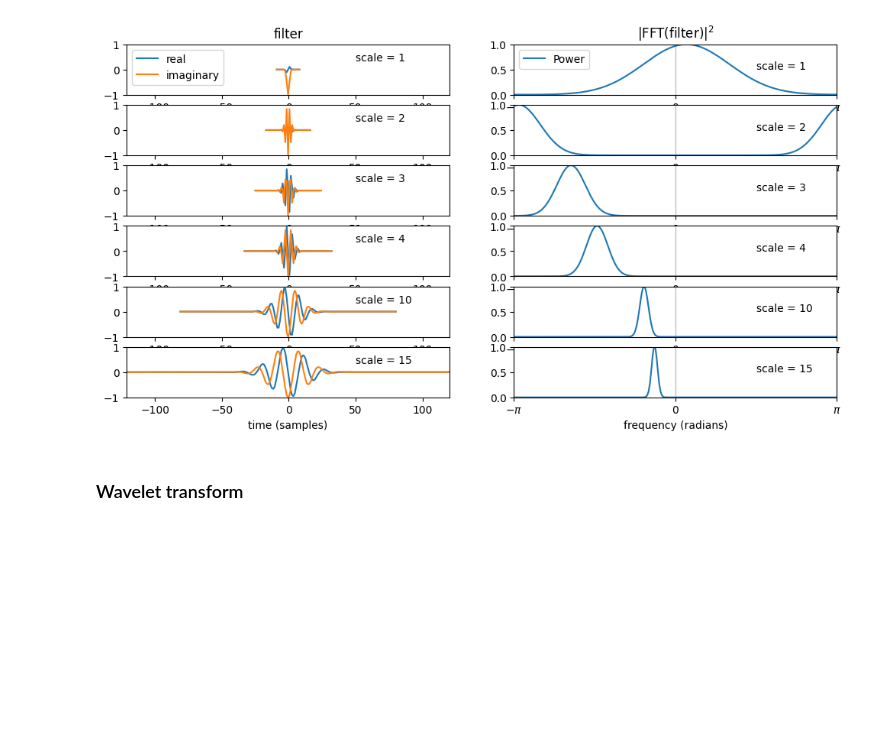
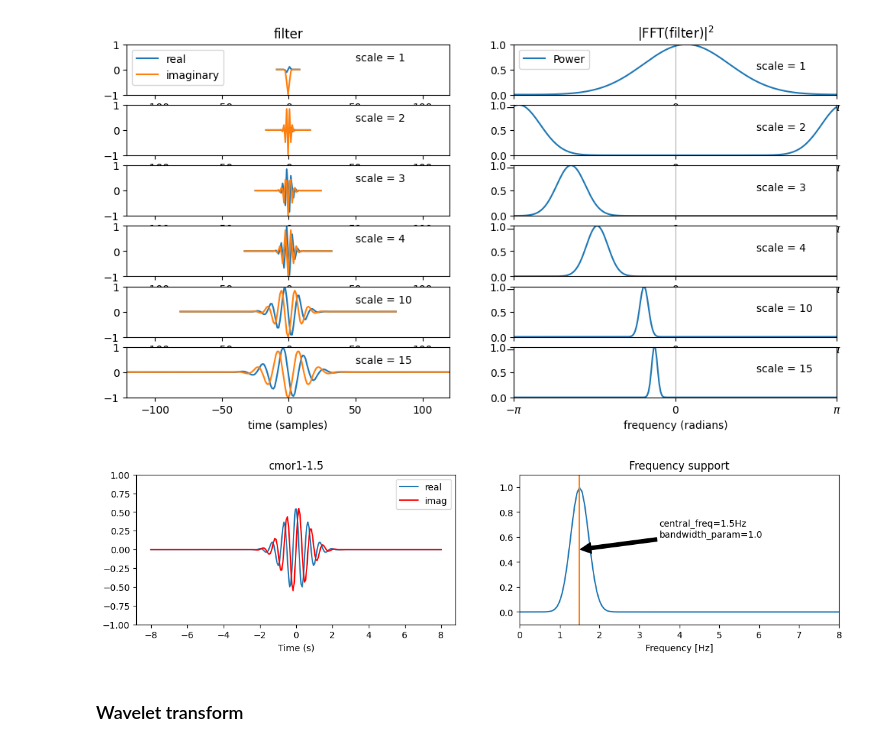
Before and after one commit to blackgolfer/super-qi, a Jupyter notebook: projects/ts/wavelet/tf/wavelet.ipynb, the cells around one changed output. Drawn from its saved outputs; the diff is of its cells as text; code cells hidden in the pictures; blank space fills up the shorter version.

```diff
--- a/projects/ts/wavelet/tf/wavelet.ipynb
+++ b/projects/ts/wavelet/tf/wavelet.ipynb
@@ -10,7 +77,7 @@ import pywt
 # %%
 # choose default wavelet function for the entire notebook
 # here we choose Complex Morlet wavelets
-scg.set_default_wavelet('cmor1-1.5')
+#scg.set_default_wavelet('cmor1-1.5')
 # %% [markdown]
 ### Wavelet functions
 #### Query the wavelet family
@@ -189,6 +258,12 @@ axes[0, 1].set_title(r'|FFT(filter)|$^2$')
 Continuous wavelet will be evaluated over the range [-8.0, 8.0]
 Text(0.5, 1.0, '|FFT(filter)|$^2$')
 [figure]
+# %%
+# for continuous wavelet, one can use the package scaleogram to visualize the
+# time-frequency information of a mother wavelet
+axes = scg.plot_wav('cmor1-1.5', figsize=(14,3))
+# %% [output]
+[figure, added]
 # %% [markdown]
 ### Wavelet transform
 # %% [markdown]
```
Also changed, not shown: parts of 12 cells of this notebook, 11 other files.
